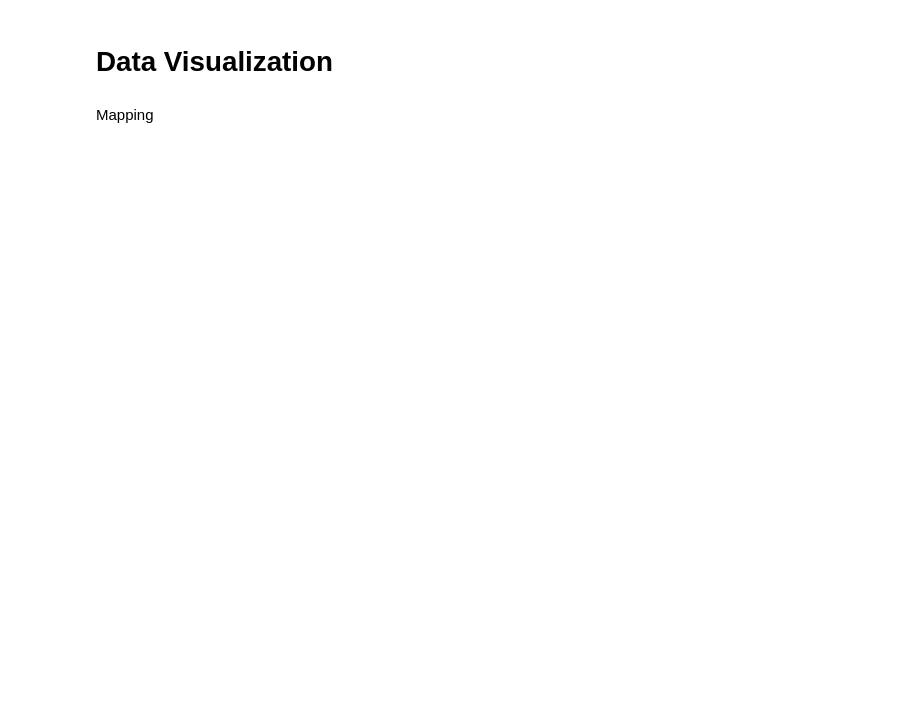
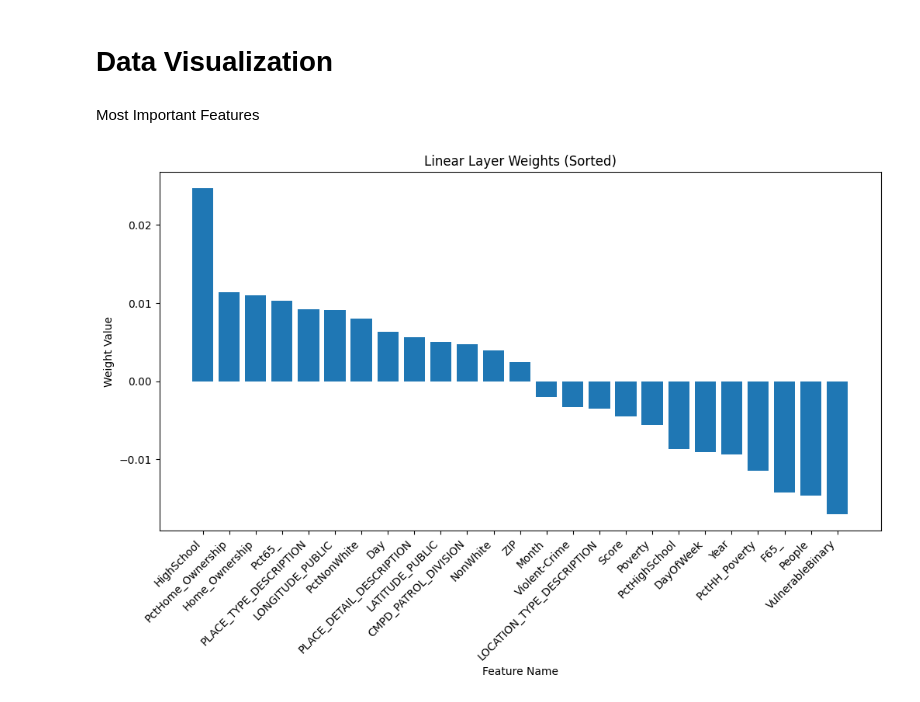
Before and after one commit to lolobq/ML_Final_Project, a Jupyter notebook: Deep Learning Model/MultiSpatioTemporalModel.ipynb, the cells around one changed output. Drawn from its saved outputs; the diff is of its cells as text; code cells hidden in the pictures; blank space fills up the shorter version.

```diff
--- a/Deep Learning Model/MultiSpatioTemporalModel.ipynb
+++ b/Deep Learning Model/MultiSpatioTemporalModel.ipynb
@@ -49,7 +55,10 @@ y_test_tensor = torch.tensor(y_test, dtype=torch.long).to(device)
 # %%
 # Create DataLoader
 train_dataset = TensorDataset(X_train_tensor, y_train_tensor)
-train_loader = DataLoader(train_dataset, batch_size=32, shuffle=True)
+train_loader = DataLoader(train_dataset, batch_size=32, shuffle=False)
+
+test_dataset = TensorDataset(X_test_tensor, y_test_tensor)
+test_loader = DataLoader(test_dataset, batch_size=32, shuffle=False)
 
 # Define the model
 class SpatiotemporalModel(nn.Module):
@@ -77,7 +86,7 @@ criterion = nn.CrossEntropyLoss()
 optimizer = optim.Adam(model.parameters(), lr=0.001)
 
 # Training loop
-epochs = 20
+epochs = 10
 for epoch in range(epochs):
     start_time = time.time()
 
@@ -90,11 +99,22 @@ for epoch in range(epochs):
         loss.backward()
         optimizer.step()
 
+    all_predictions = []
     model.eval()
     with torch.no_grad():
-        y_pred = model(X_test_tensor.to(device))
-        _, predicted_labels = torch.max(y_pred, 1)  # Choose the class with the highest probability
-        val_accuracy = accuracy_score(y_test, predicted_labels.cpu().numpy())
+        correct = 0
+        total = 0
+        for inputs, labels in test_loader:
+            inputs, labels = inputs.to(device), labels.to(device)
+            outputs = model(inputs)
+            _, predicted_labels = torch.max(outputs, 1)
+            all_predictions.extend(predicted_labels.cpu().numpy())
+
+            total += labels.size(0)
+            correct += (predicted_labels == labels).sum().item()
+
+    val_accuracy = correct / total
+
 
     end_time = time.time()
     epoch_time = end_time - start_time
@@ -136,4 +142,2 @@ plt.show()
 # %% [markdown]
 # **Data Visualization**
-# %% [markdown]
-Mapping
@@ -156,0 +144,22 @@ Mapping
+# %% [markdown]
+Most Important Features
+# %%
+feature_names = df.columns
+# Extract weights at the end of training
+with torch.no_grad():
+    final_weights = model.conv1d.weight[:, :25, 0].cpu().numpy()
+
+weights_df = pd.DataFrame({'Feature': feature_names, 'Weight': np.mean(final_weights, axis=0)})
+
+weights_df = weights_df.sort_values(by='Weight', ascending=False)
+
+# Plotting feature importance with labels
+plt.figure(figsize=(12, 6))
+plt.bar(weights_df['Feature'], weights_df['Weight'])
+plt.xlabel('Feature Name')
+plt.ylabel('Weight Value')
+plt.title('Linear Layer Weights (Sorted)')
+plt.xticks(rotation=45, ha='right')  # Rotate x-axis labels for better visibility
+plt.show()
+# %% [output]
+[figure, added]
```
Also changed, not shown: parts of 11 cells of this notebook, 1 other file.
